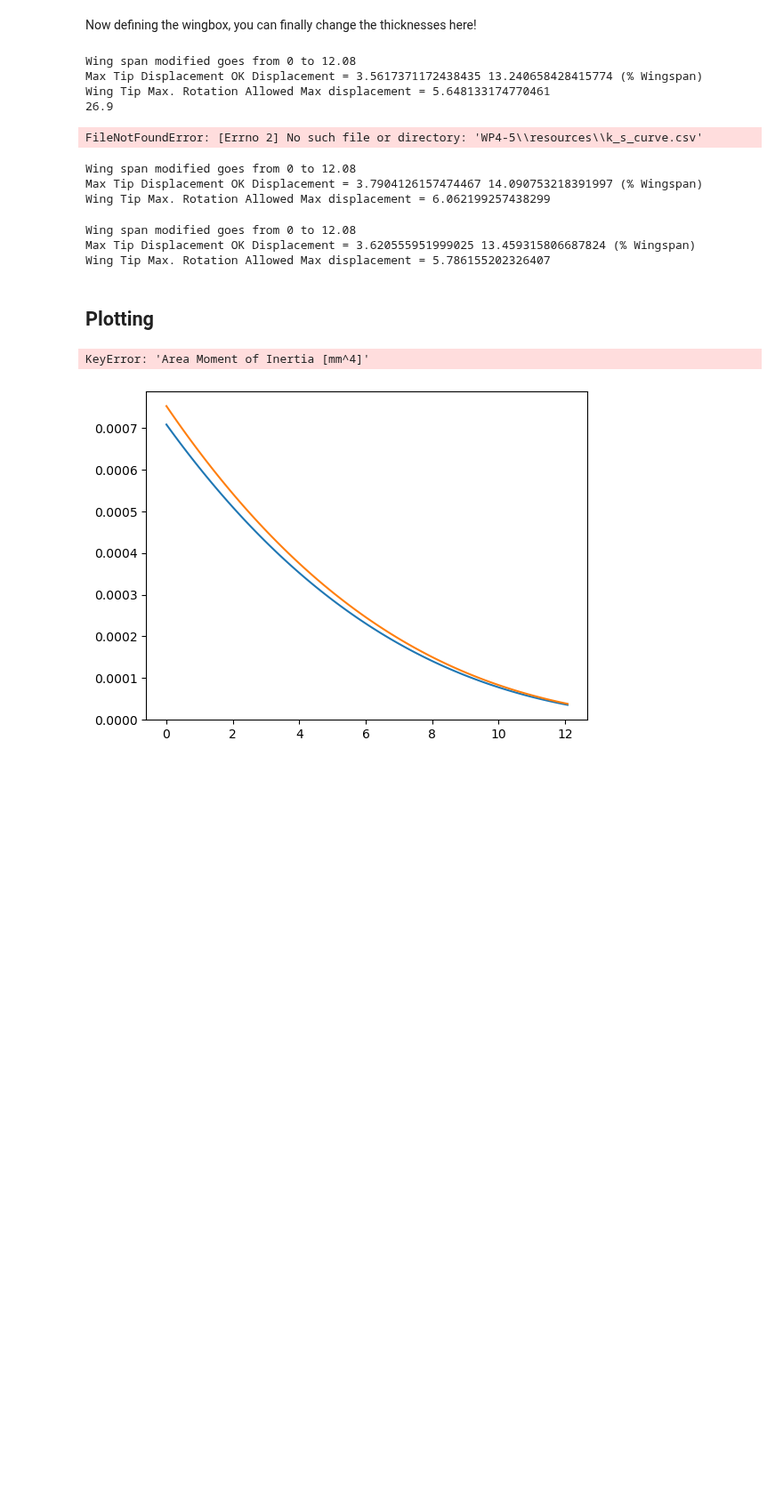
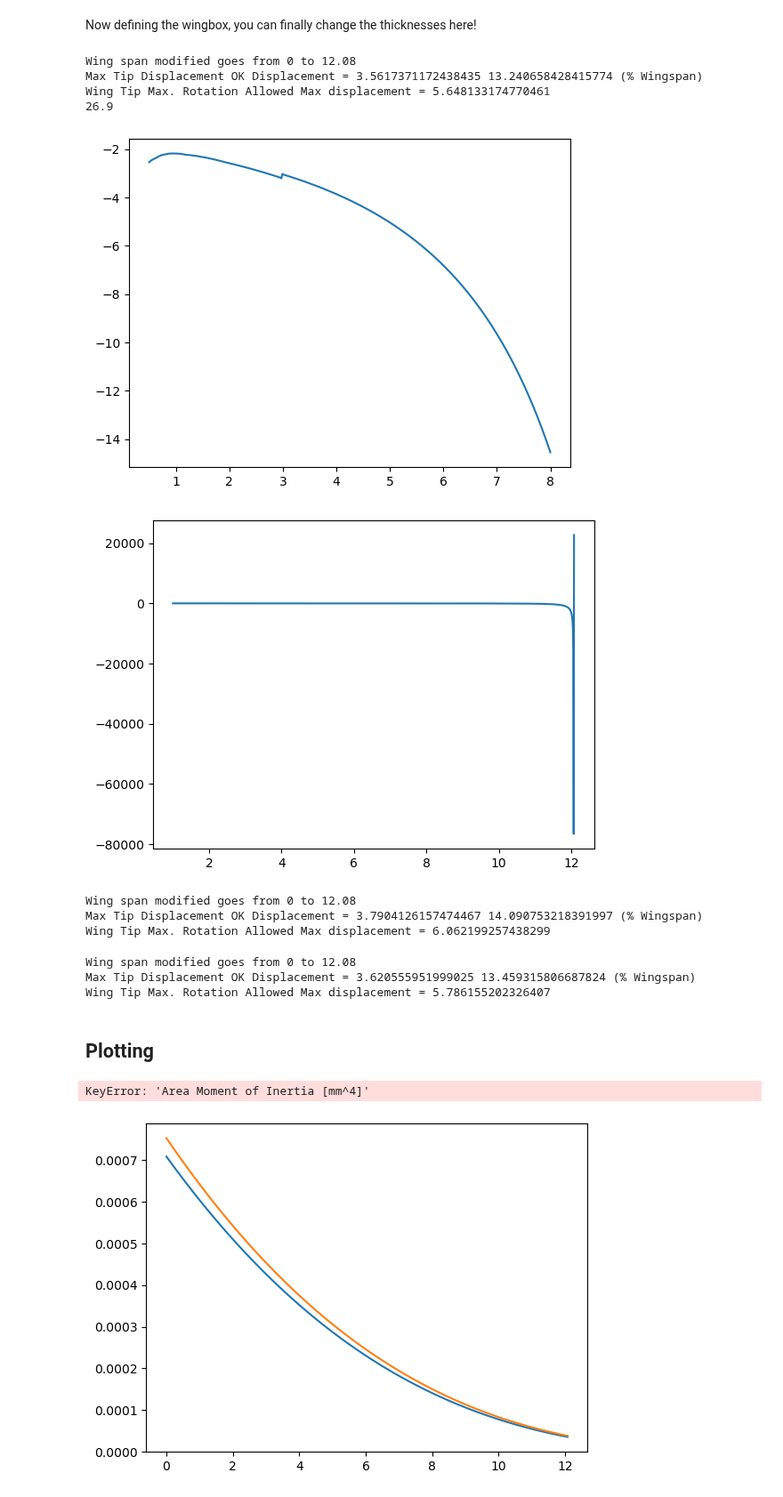
Before and after one commit to federicoangioni/AE2111-I-Aerospace-System-Design, a Jupyter notebook: WP4-5/main_faster.ipynb, the cells around one changed output. Shown at 89% size. Cells and saved outputs as stored; diff of their text form; code cells hidden in the pictures; blank space fills up the shorter version.

```diff
--- a/WP4-5/main_faster.ipynb
+++ b/WP4-5/main_faster.ipynb
@@ -48,10 +57,24 @@ Wing Tip Max. Rotation Allowed Max displacement = 5.648133174770461
 26.9
 # %%
 from wp5_1 import *
-sparwebbuckling = SparWebBuckling(wingbox_geometry=wingbox.geometry, wingspan=wingbox.wingspan, E= E, pois= 0.33, t_front = 4e-3, t_rear=4e-3)
-sparwebbuckling.show_mos(g_shear, T = g_torque)
+sparwebbuckling = SparWebBuckling(wingbox_geometry=wingbox.geometry, wingspan=wingbox.wingspan, E= E, pois= 0.33, t_front = 8e-3, t_rear=8e-3)
+
+z_points = np.linspace(0.5, 8, 1000)
+list = []
+
+for i in z_points:
+    mos_front, _, appliedstress = sparwebbuckling.margin_of_safety(z= i, V= g_shear, T= g_torque)
+    list.append(mos_front)
+
+
+
+plt.plot(z_points, list)
+plt.show()
+
+sparwebbuckling.show_mos(V= g_shear, T=g_torque)
 # %% [output]
-FileNotFoundError: [Errno 2] No such file or directory: 'WP4-5\\resources\\k_s_curve.csv'
+[figure, added]
+[figure, added]
 # %%
 import pandas as pd
 wingbox = WingBox(c_r= c_r, c_t = None, wingspan=b, area_factor_flanges=12, intersection= intersection, tr= tr, t_spar= 0.004, t_caps= 0.004)
```
Also changed, not shown: parts of 1 cell of this notebook, 2 other files.
